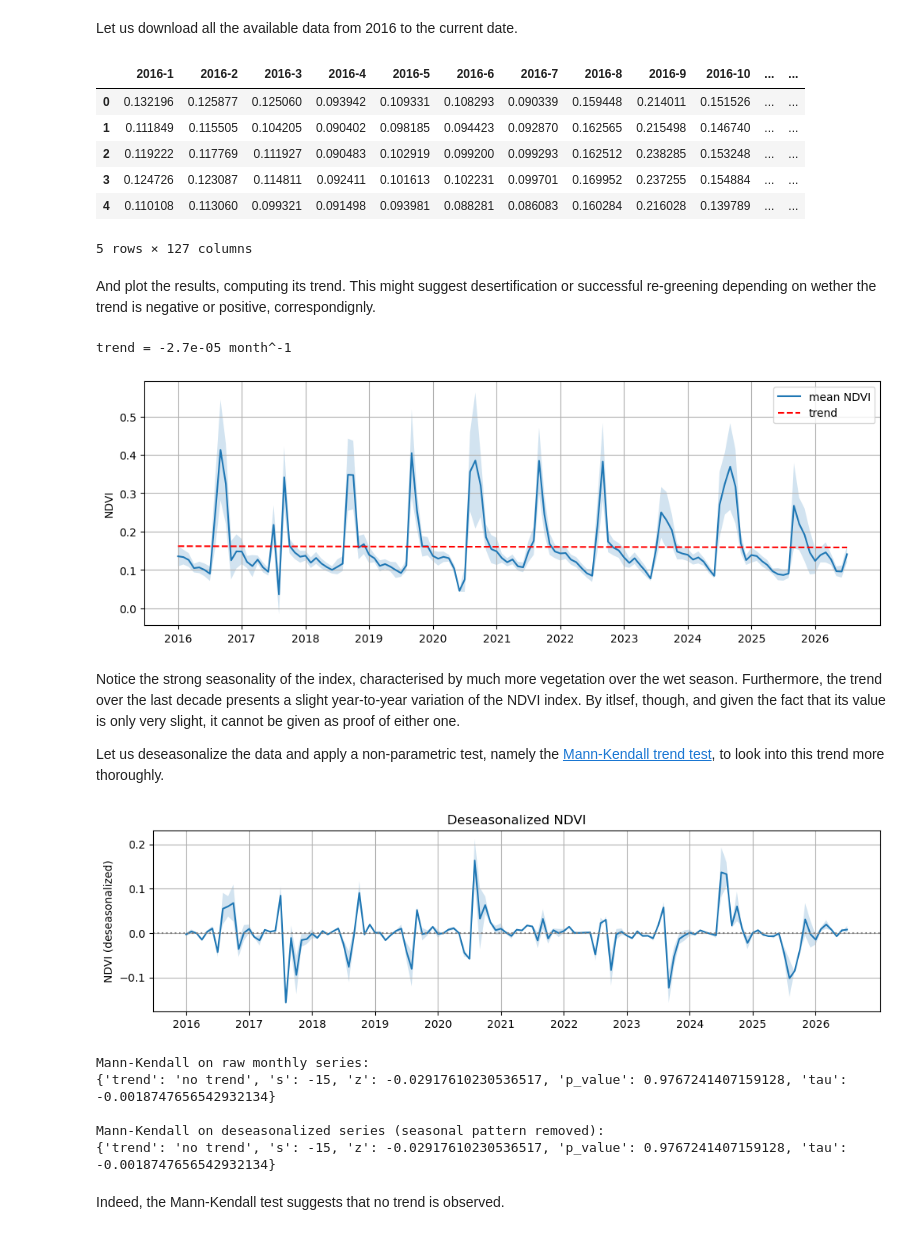
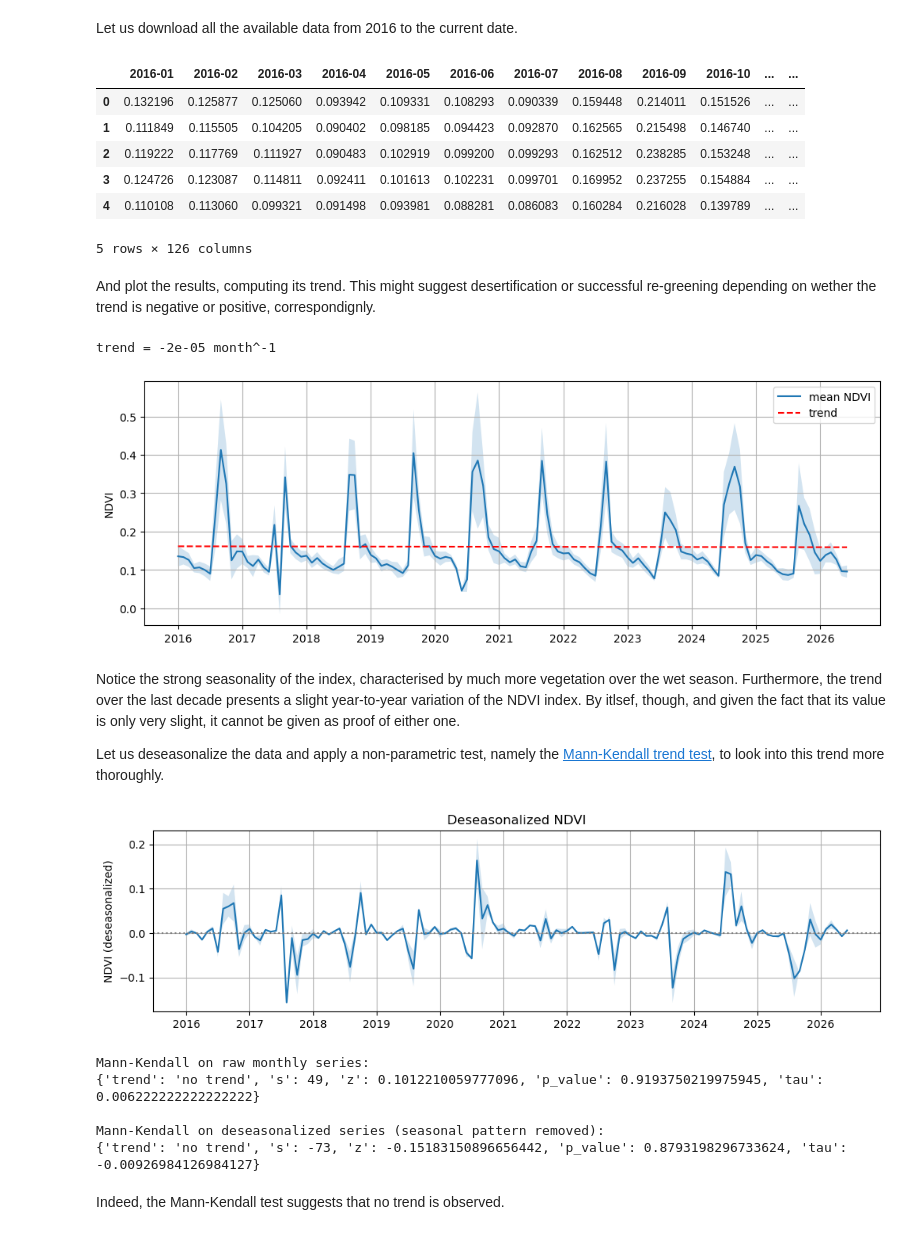
Before and after one commit to davidcirauqui/NDVI_index, a Jupyter notebook: NDVI.ipynb, the cells around one changed output. Cells and saved outputs as stored; diff of their text form; code cells hidden in the pictures.

```diff
--- a/NDVI.ipynb
+++ b/NDVI.ipynb
@@ -197,66 +187,66 @@ months = np.arange(1, 13)
 years = np.arange(2016, now.year + 1)
 for year in years:
     if year == now.year:
-        months = np.arange(1, now.month)
+        months = np.arange(1, now.month - 1)  # current month - 1, just in case the fetched data is not updated
     for month in months:
-        dates_vec.append([str(year) + "-" + str(month) + "-01", str(year) + "-" + str(month) + "-27"])
-        dates_lbl.append(str(year) + "-" + str(month))
+        dates_vec.append([f"{year}-{month:02d}-01", f"{year}-{month:02d}-27"])
+        dates_lbl.append(f"{year}-{month:02d}")
 # %%
-# get NDVI matrices for each date
+# get NDVI matrices for each date (a lot of data, so may take a while ~1min)
 coords = [-15.478352182991873, 15.724966180235272, -15.358911391047574, 15.598739936074185]
 resolution = 100
-df = []
+NDVI_df = []
 for dates in dates_vec:
     # print(dates)
     ndvi_mat = NDVI_utils.get_ndvi_mat(coords, resolution, dates, config)
-    df.append(ndvi_mat.flatten())
+    NDVI_df.append(ndvi_mat.flatten())
 
-df = pd.DataFrame(df).T
-df.columns = dates_lbl
-df.head()
+NDVI_df = pd.DataFrame(NDVI_df).T
+NDVI_df.columns = dates_lbl
+NDVI_df.head()
 # %% [output]
-|  | 2016-1 | 2016-2 | 2016-3 | 2016-4 | 2016-5 | 2016-6 | 2016-7 | 2016-8 | 2016-9 | 2016-10 | ... | ... |
+|  | 2016-01 | 2016-02 | 2016-03 | 2016-04 | 2016-05 | 2016-06 | 2016-07 | 2016-08 | 2016-09 | 2016-10 | ... | ... |
 | 0 | 0.132196 | 0.125877 | 0.125060 | 0.093942 | 0.109331 | 0.108293 | 0.090339 | 0.159448 | 0.214011 | 0.151526 | ... | ... |
 | 1 | 0.111849 | 0.115505 | 0.104205 | 0.090402 | 0.098185 | 0.094423 | 0.092870 | 0.162565 | 0.215498 | 0.146740 | ... | ... |
 | 2 | 0.119222 | 0.117769 | 0.111927 | 0.090483 | 0.102919 | 0.099200 | 0.099293 | 0.162512 | 0.238285 | 0.153248 | ... | ... |
 | 3 | 0.124726 | 0.123087 | 0.114811 | 0.092411 | 0.101613 | 0.102231 | 0.099701 | 0.169952 | 0.237255 | 0.154884 | ... | ... |
 | 4 | 0.110108 | 0.113060 | 0.099321 | 0.091498 | 0.093981 | 0.088281 | 0.086083 | 0.160284 | 0.216028 | 0.139789 | ... | ... |
-5 rows × 127 columns
+5 rows × 126 columns
 # %% [markdown]
 And plot the results, computing its trend. This might suggest desertification or successful re-greening depending on wether the trend is negative or positive, correspondignly.
 # %%
 fig, ax = plt.subplots(figsize = [12, 4])
-mean = df.mean(axis = 0)
-std = df.std(axis = 0)
+NDVI_mean_df = NDVI_df.mean(axis = 0)
+NDVI_std_df = NDVI_df.std(axis = 0)
 t = np.arange(len(dates_vec))
-m, c = np.polyfit(t, mean, 1)
+m, c = np.polyfit(t, NDVI_mean_df, 1)
 trend = m * t + c
 print('trend =', np.round(m, 6), 'month^-1')
 
 
-ax.plot(t, mean, label = 'mean NDVI')
-ax.fill_between(np.arange(len(dates_vec)), mean - std, mean + std, alpha=0.2)
+ax.plot(t, NDVI_mean_df, label = 'mean NDVI')
+ax.fill_between(np.arange(len(dates_vec)), NDVI_mean_df - NDVI_std_df, NDVI_mean_df + NDVI_std_df, alpha=0.2)
 ax.plot(t, trend, 'r--', label = 'trend')
 ax.set_ylabel('NDVI')
 ax.legend()
 ax.set_xticks(t[t%12 == 0], years)
 
 plt.grid()
 plt.show()
 # %% [output]
-trend = -2.7e-05 month^-1
+trend = -2e-05 month^-1
-[figure, old version]
+[figure, new version]
 # %% [markdown]
 Notice the strong seasonality of the index, characterised by much more vegetation over the wet season. Furthermore, the trend over the last decade presents a slight year-to-year variation of the NDVI index.  By itlsef, though, and given the fact that its value is only very slight, it cannot be given as proof of either one.
 
 Let us deseasonalize the data and apply a non-parametric test, namely the [Mann-Kendall trend test](https://vsp.pnnl.gov/help/vsample/design_trend_mann_kendall.htm), to look into this trend more thoroughly.
 # %%
-series_des, climatology = NDVI_utils.deseasonalize_monthly(mean)
-std_des, _ = NDVI_utils.deseasonalize_monthly(std)
+NDVI_mean_des_df, climatology = NDVI_utils.deseasonalize_monthly(NDVI_mean_df)
+std_des, _ = NDVI_utils.deseasonalize_monthly(NDVI_std_df)
 
 fig, ax = plt.subplots(figsize=[12, 3])
-ax.plot(t, series_des.values)
-ax.fill_between(t, series_des.values - std_des.values, series_des.values + std_des.values, alpha=0.2)
+ax.plot(t, NDVI_mean_des_df.values)
+ax.fill_between(t, NDVI_mean_des_df.values - std_des.values, NDVI_mean_des_df.values + std_des.values, alpha=0.2)
 ax.axhline(0, color='grey', linestyle=':')
 ax.set_ylabel('NDVI (deseasonalized)')
 ax.set_xticks(t[t%12 == 0], years)
@@ -264,21 +254,21 @@ ax.set_title('Deseasonalized NDVI')
 plt.grid()
 plt.show()
 # %% [output]
-[figure, old version]
+[figure, new version]
 # %%
-mk_raw = NDVI_utils.mann_kendall_test(mean.values)
+mk_raw = NDVI_utils.mann_kendall_test(NDVI_mean_df.values)
 print("Mann-Kendall on raw monthly series:")
 print(mk_raw)
 
-mk_deseasonalized = NDVI_utils.mann_kendall_test(series_des.values)
+mk_deseasonalized = NDVI_utils.mann_kendall_test(NDVI_mean_des_df.values)
 print()
 print("Mann-Kendall on deseasonalized series (seasonal pattern removed):")
 print(mk_deseasonalized)
 # %% [output]
 Mann-Kendall on raw monthly series:
-{'trend': 'no trend', 's': -15, 'z': -0.02917610230536517, 'p_value': 0.9767241407159128, 'tau': -0.0018747656542932134}
+{'trend': 'no trend', 's': 49, 'z': 0.1012210059777096, 'p_value': 0.9193750219975945, 'tau': 0.006222222222222222}
 
 Mann-Kendall on deseasonalized series (seasonal pattern removed):
-{'trend': 'no trend', 's': -15, 'z': -0.02917610230536517, 'p_value': 0.9767241407159128, 'tau': -0.0018747656542932134}
+{'trend': 'no trend', 's': -73, 'z': -0.15183150896656442, 'p_value': 0.8793198296733624, 'tau': -0.00926984126984127}
 # %% [markdown]
 Indeed, the Mann-Kendall test suggests that no trend is observed.
```
Also changed, not shown: parts of 12 cells of this notebook, 1 other file.
